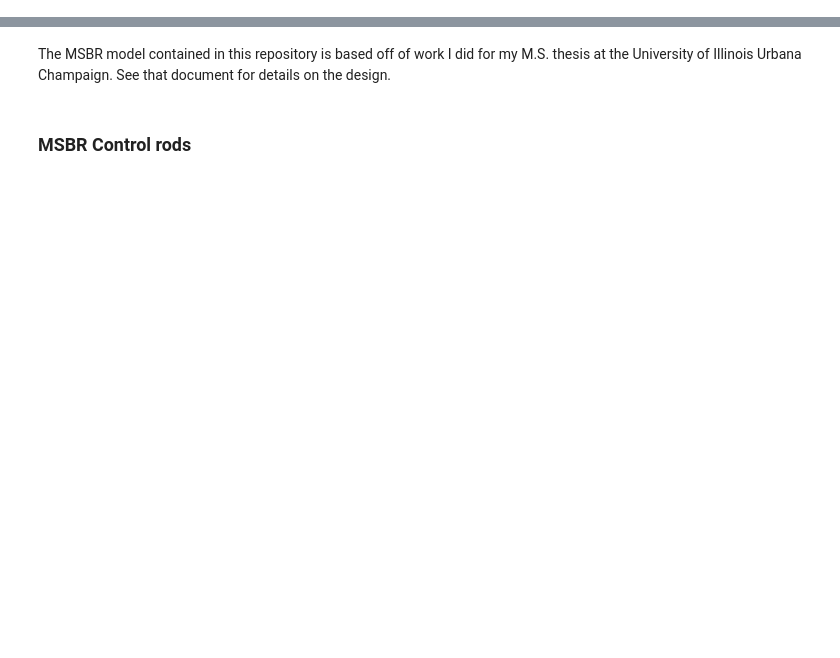
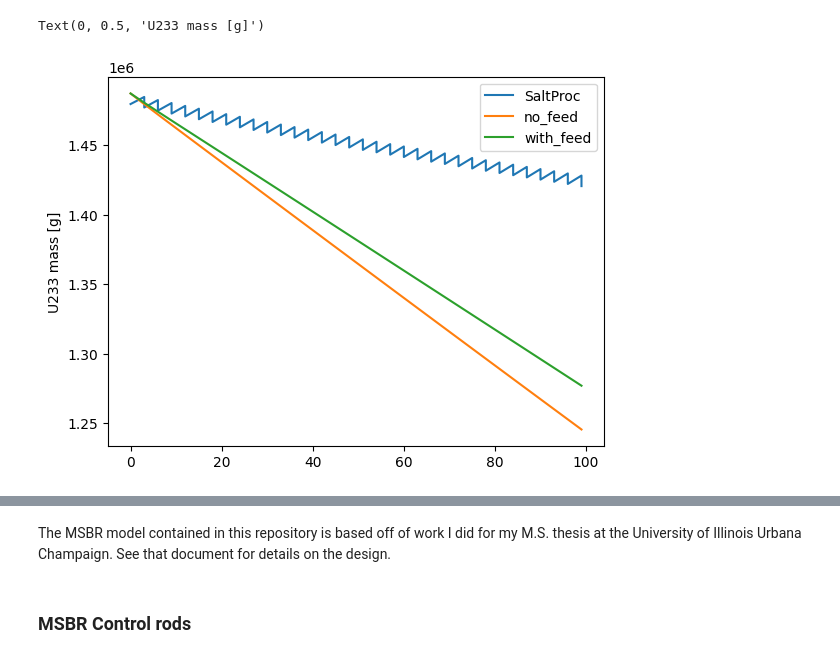
Before and after one commit to yardasol/msbr-transfer-rates, a Jupyter notebook: olek-work-summary.ipynb, the cells around one changed output, grey strips where cells are left out. Cells and saved outputs as stored; diff of their text form; code cells hidden in the pictures; blank space fills up the shorter version.

```diff
--- a/olek-work-summary.ipynb
+++ b/olek-work-summary.ipynb
@@ -0,0 +37,31 @@
+# %%
+def get_mass_density(nuc, res):
+    time, atoms = res.get_atoms('1', nuc)
+    mass = atoms * openmc.data.atomic_mass(nuc) \
+                        / openmc.data.AVOGADRO
+    return mass
+
+
+ss_idx = []
+s_idx = 0
+for t in ref_time:
+    s_idx += 1
+    ss_idx += [s_idx]
+
+u233_ref = ref_res.get_nuclide_mass('fuel', 'U233', ss_idx)
+th232_ref = ref_res.get_nuclide_mass('fuel', 'Th232', ss_idx)
+
+th232_no_feed = get_mass_density('Th232', dep_no_feed)
+u233_no_feed = get_mass_density('U233', dep_no_feed)
+
+th232_with_feed = get_mass_density('Th232', dep_with_feed)
+u233_with_feed = get_mass_density('U233', dep_with_feed)
+# %%
+plt.plot(ref_time, u233_ref, label='SaltProc')
+plt.plot(time, u233_no_feed, label='no_feed')
+plt.plot(time, u233_with_feed, label='with_feed')
+plt.legend()
+plt.ylabel('U233 mass [g]')
+# %% [output]
+Text(0, 0.5, 'U233 mass [g]')
+[figure, added]
```
Also changed, not shown: parts of 21 cells of this notebook, 40 other files.
